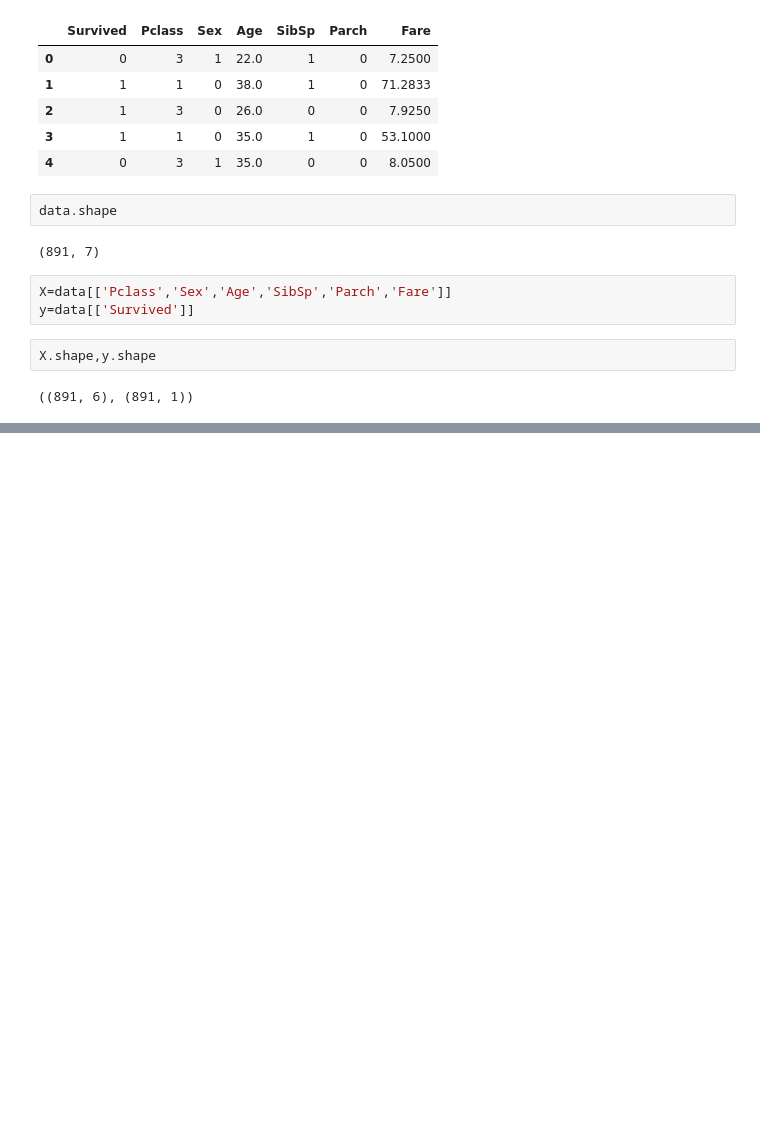
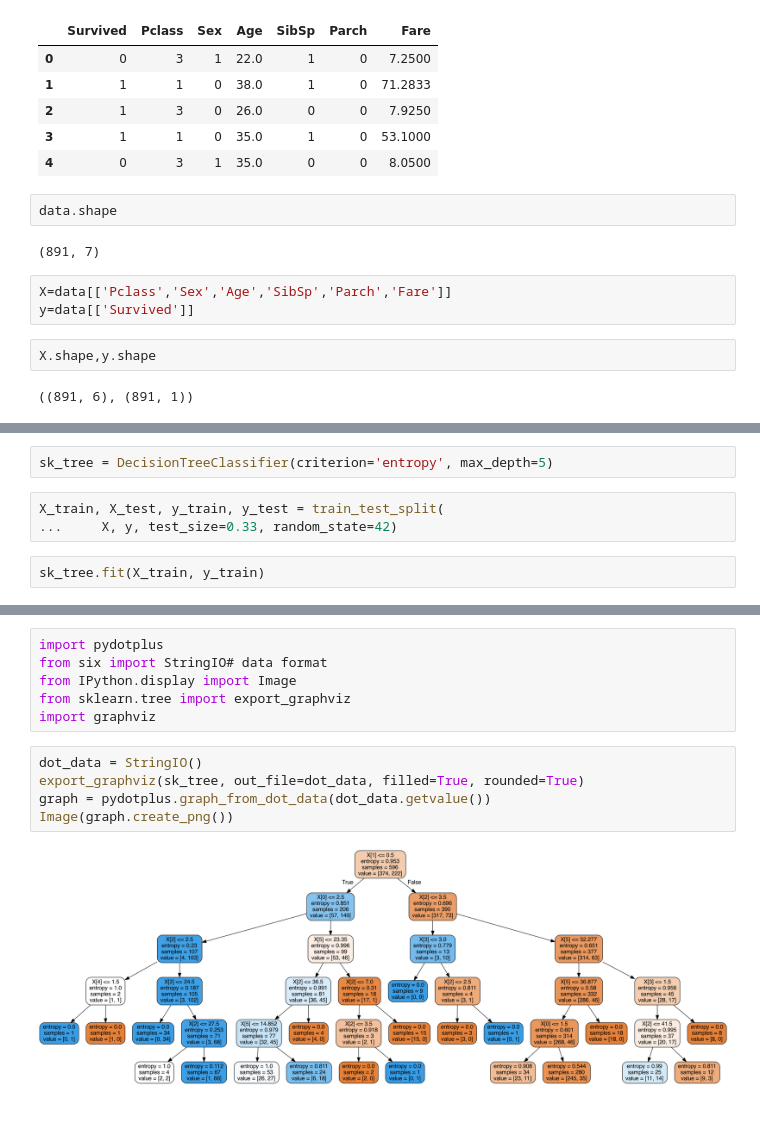
Before and after one commit to LoukikNaik/Machine-Learning, a Jupyter notebook: Decision Tree/Decition Tree.ipynb, the cells around one changed output, grey strips where cells are left out. Saved outputs shown, nothing was run; the diff lists cells and outputs as text; blank space fills up the shorter version.

Commit message:
Decision Tree

```diff
--- a/Decision Tree/Decition Tree.ipynb
+++ b/Decision Tree/Decition Tree.ipynb
@@ -135,0 +130,7 @@ def entropy(col):
+# %%
+sk_tree = DecisionTreeClassifier(criterion='entropy', max_depth=5)
+# %%
+X_train, X_test, y_train, y_test = train_test_split(
+...     X, y, test_size=0.33, random_state=42)
+# %%
+sk_tree.fit(X_train, y_train)
@@ -135,0 +161,15 @@ def entropy(col):
+# %%
+import pydotplus
+from six import StringIO# data format
+from IPython.display import Image
+from sklearn.tree import export_graphviz
+import graphviz
+# %%
+dot_data = StringIO()
+export_graphviz(sk_tree, out_file=dot_data, filled=True, rounded=True)
+graph = pydotplus.graph_from_dot_data(dot_data.getvalue())
+Image(graph.create_png())
+# %% [output]
+[figure, added]
+# %% [markdown]
+######
```
Also changed, not shown: parts of 6 cells of this notebook.
